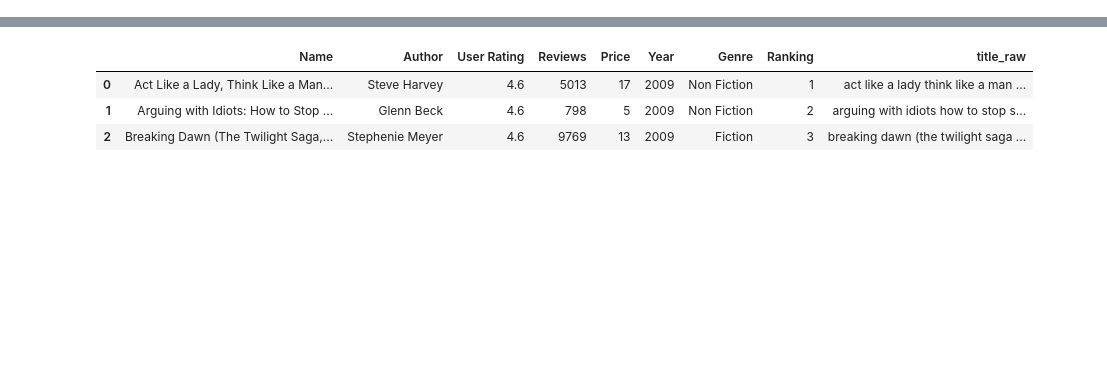
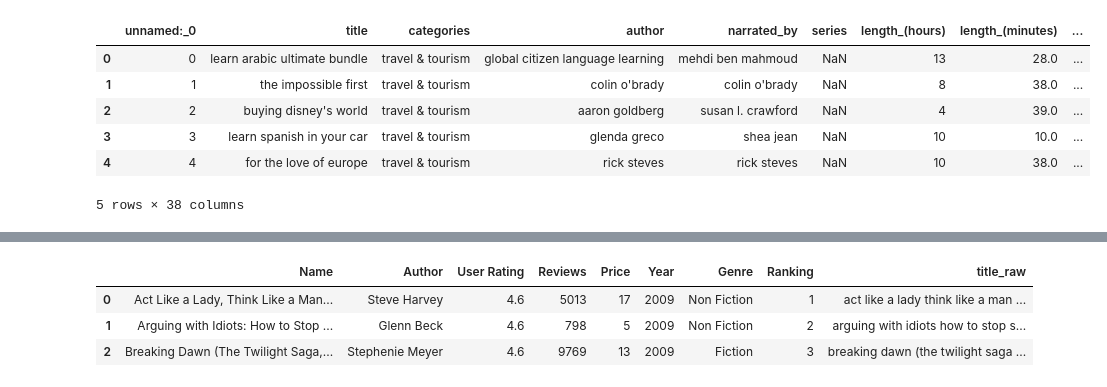
Before and after one commit to 4nn-1sM/Mercado_literario, a Jupyter notebook: utils/merge_amazon.ipynb, the cells around one changed output, grey strips where cells are left out. Drawn from its saved outputs; the diff is of its cells as text; code cells hidden in the pictures; blank space fills up the shorter version.

```diff
--- a/utils/merge_amazon.ipynb
+++ b/utils/merge_amazon.ipynb
@@ -4,6 +4,6 @@ import numpy as np
 import os
 import shutil
 # %%
-df_7_bestsell_amazon = pd.read_csv("../data/bestsellers_with_categories_2022_03_27.csv")
-df_kindle = pd.read_csv("../data/kindle_data-v2.csv")
-df_audible = pd.read_csv("../data/bd_audible_clean.csv")
+df_amazon = pd.read_csv("../data/amazon100a.csv")
+df_kindle = pd.read_csv("../data/a_kindle100cat.csv")
+df_audible = pd.read_csv("../data/a_audible100.csv")
@@ -9,0 +81,10 @@ df_audible = pd.read_csv("../data/bd_audible_clean.csv")
+# %%
+df_audible.head()
+# %% [output]
+|  | unnamed:_0 | title | categories | author | narrated_by | series | length_(hours) | length_(minutes) | ... |
+| 0 | 0 | learn arabic ultimate bundle | travel & tourism | global citizen language learning | mehdi ben mahmoud | NaN | 13 | 28.0 | ... |
+| 1 | 1 | the impossible first | travel & tourism | colin o'brady | colin o'brady | NaN | 8 | 38.0 | ... |
+| 2 | 2 | buying disney's world | travel & tourism | aaron goldberg | susan l. crawford | NaN | 4 | 39.0 | ... |
+| 3 | 3 | learn spanish in your car | travel & tourism | glenda greco | shea jean | NaN | 10 | 10.0 | ... |
+| 4 | 4 | for the love of europe | travel & tourism | rick steves | rick steves | NaN | 10 | 38.0 | ... |
+5 rows × 38 columns
```
Also changed, not shown: parts of 21 cells of this notebook, 27 other files.
